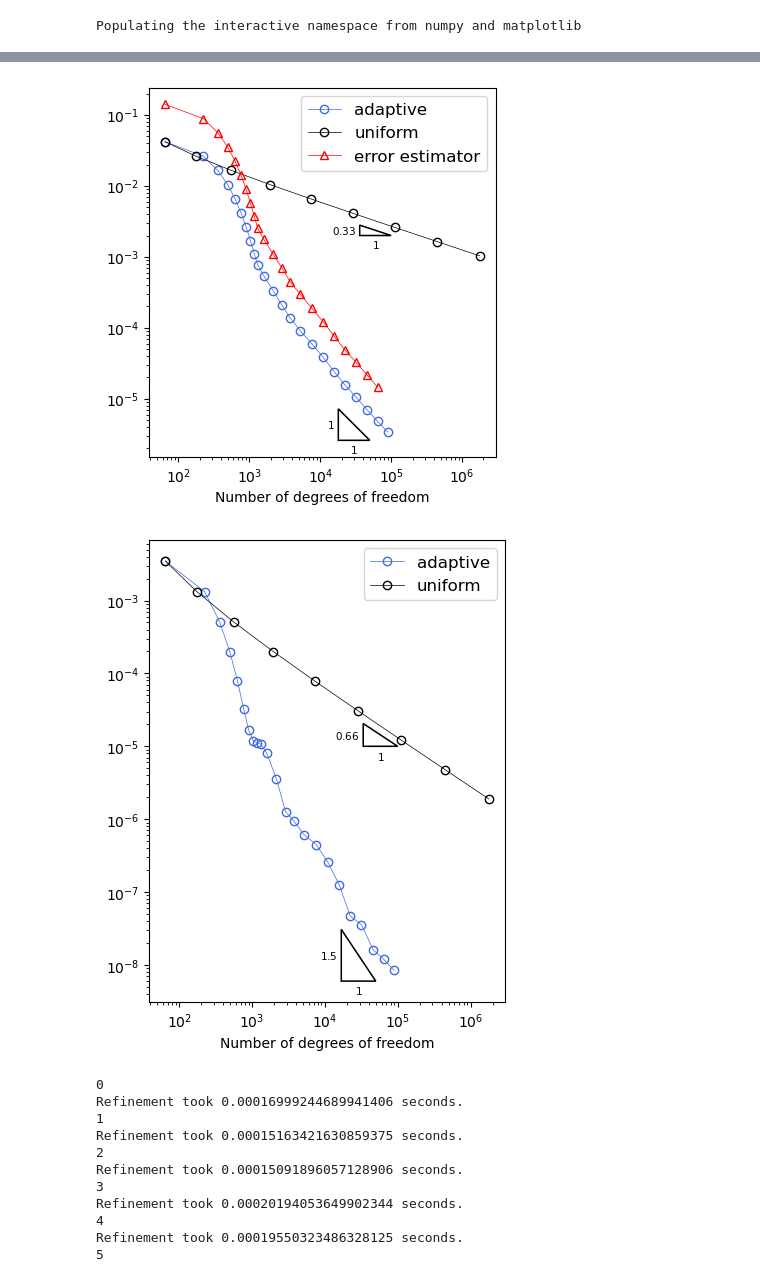
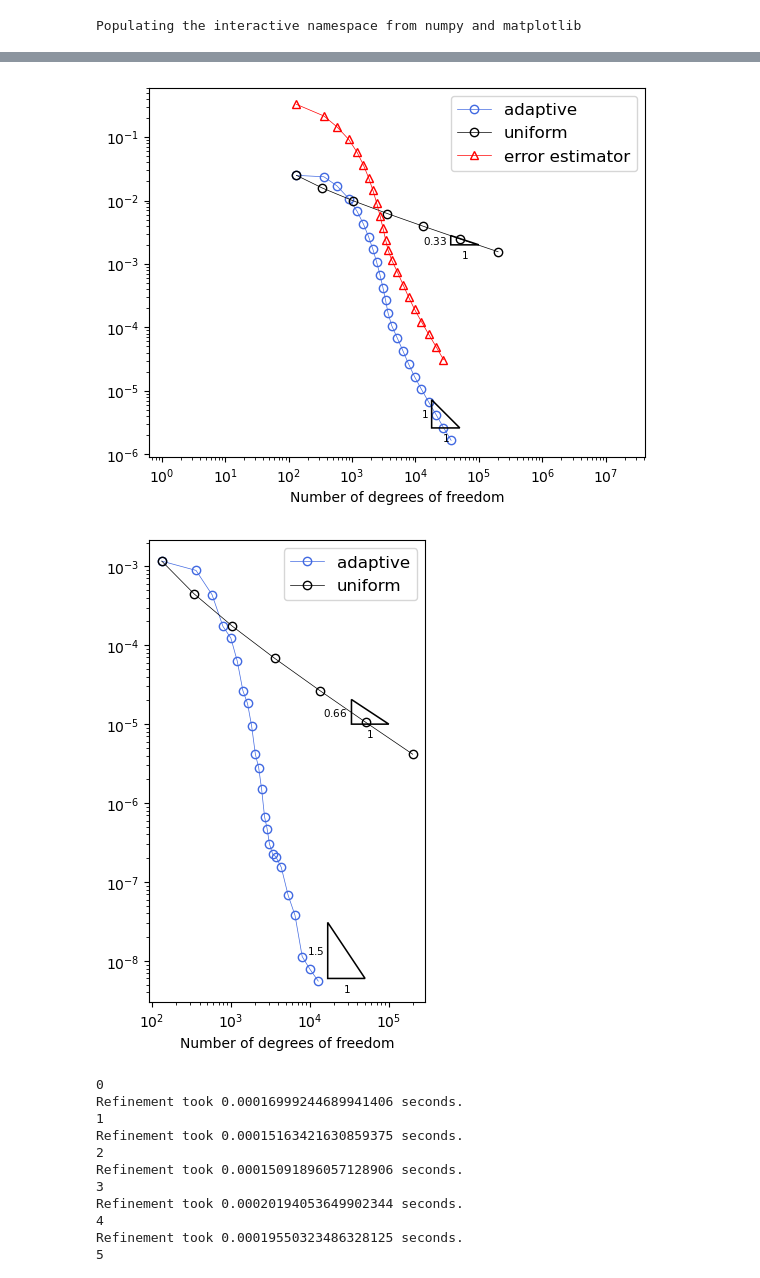
Before and after one commit to c-f-h/pyiga, a Jupyter notebook: notebooks/L-shape.ipynb, the cells around one changed output, grey strips where cells are left out. Saved outputs shown, nothing was run; the diff lists cells and outputs as text; code cells hidden in the pictures.

```diff
--- a/notebooks/L-shape.ipynb
+++ b/notebooks/L-shape.ipynb
@@ -307,8 +307,8 @@ def uy(x,y):
 
 f=lambda x,y: 0
 # %%
-M = Lshape(2,3)
-MP, uh, numdofs, L2err, H1err = uniform(M,f={0:f},g=u,u=u, maxiter=3, draw=True)
+M = Lshape(3,4)
+MP, uh, numdofs, L2err, H1err = uniform(M,f={0:f},g=u,u=u, maxiter=7, draw=True)
 #M.draw()
 # %% [output]
 0
@@ -371,18 +379,18 @@ numdofs_a,H1err_a,L2err_a,err_est=np.loadtxt('Lp2n3.txt').reshape((4,23))
 # %%
 fig, ax = plt.subplots()
 plt.loglog(numdofs_a, H1err_a, 'o-',color='royalblue',linewidth=0.5, markerfacecolor='none')
 plt.loglog(numdofs, H1err, 'o-',color='black',linewidth=0.5, markerfacecolor='none')
 plt.loglog(numdofs_a[:-1], err_est[:-1], '^-',color='red',linewidth=0.5, markerfacecolor='none')
 #plt.loglog(numdofs_a[19:25],[0.2/n**(1) for n in numdofs_a[19:25]],linestyle='--')
 #plt.loglog(numdofs[3:6],[0.2/n**(1/3) for n in numdofs[3:6]],linestyle='--')
 plt.legend(['adaptive','uniform','error estimator'],loc='upper right',prop={'size': 12})
 plt.xlabel("Number of degrees of freedom")
 draw_loglog_slope(fig,ax,(0.5*1e5,2.6*1e-6),2,1,inverted=True, color='black', polygon_kwargs=None, label=True, labelcolor=None, label_kwargs=None, zorder=None)
 draw_loglog_slope(fig,ax,(1e5,0.2*1e-2),2,0.33,inverted=True, color='black', polygon_kwargs=None, label=True, labelcolor=None, label_kwargs=None, zorder=None)
-axis('scaled');
+axis('equal');
 plt.show()
 # %% [output]
-[figure, old version]
+[figure, new version]
 # %%
 fig, ax = plt.subplots(figsize=(6,6))
 plt.loglog(numdofs_a, L2err_a, 'o-',color='royalblue',linewidth=0.5, markerfacecolor='none')
@@ -397,7 +405,7 @@ draw_loglog_slope(fig,ax,(1e5,0.1*1e-4),2,0.66,inverted=True, color='black', pol
 axis('scaled');
 plt.show()
 # %% [output]
-[figure, old version]
+[figure, new version]
 # %%
 M = Lshape(3,4)
 MP, uh, numdofs, L2err, H1err = uniform(M,f={0:f},g=u,u=u, maxiter=8, draw=False)
```
Also changed, not shown: parts of 4 cells of this notebook, 4 other files.
